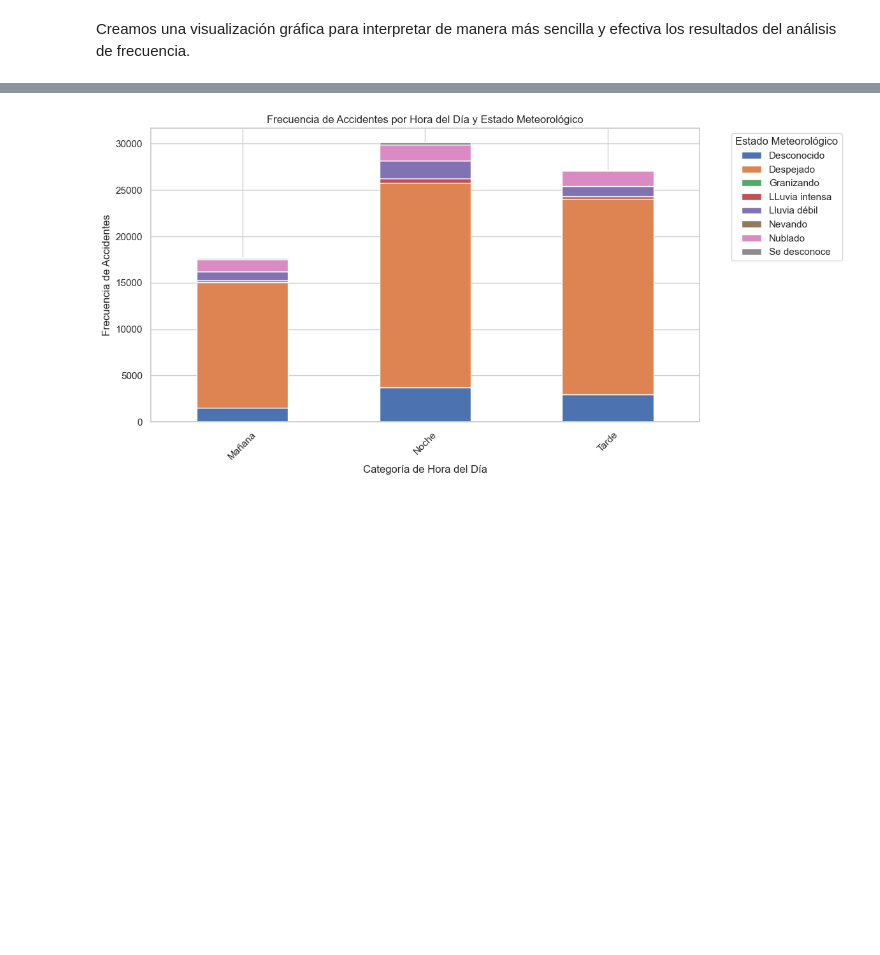
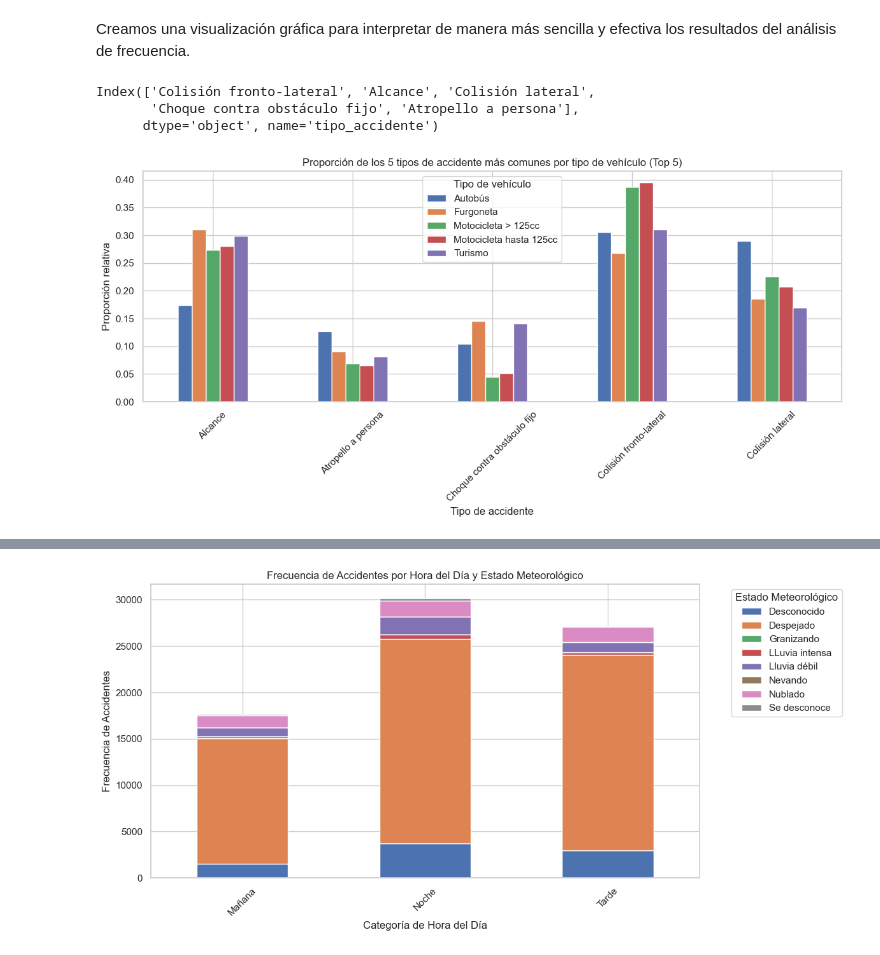
Before and after one commit to lucaramirezo/Traffic-Network-Transparency, a Jupyter notebook: Exploratory-Descriptive_Data_Analysis.ipynb, the cells around one changed output, grey strips where cells are left out. Saved outputs shown, nothing was run; the diff lists cells and outputs as text; code cells hidden in the pictures; blank space fills up the shorter version.

```diff
--- a/Exploratory-Descriptive_Data_Analysis.ipynb
+++ b/Exploratory-Descriptive_Data_Analysis.ipynb
@@ -294,2 +357,38 @@ accident_frequency
 # %% [markdown]
 Creamos una visualización gráfica para interpretar de manera más sencilla y efectiva los resultados del análisis de frecuencia.
+# %%
+combined_data['tipo_accidente'].value_counts().nlargest(5).index
+# %% [output]
+Index(['Colisión fronto-lateral', 'Alcance', 'Colisión lateral',
+       'Choque contra obstáculo fijo', 'Atropello a persona'],
+      dtype='object', name='tipo_accidente')
+# %%
+# Top 5 tipos de vehículo
+vehiculos_comunes = combined_data['tipo_vehiculo'].value_counts().nlargest(5).index
+
+# Top 5 tipos de accidente
+accidentes_comunes = combined_data['tipo_accidente'].value_counts().nlargest(5).index
+
+# Filtrar DataFrame
+data_filtrada = combined_data[
+    combined_data['tipo_vehiculo'].isin(vehiculos_comunes) &
+    combined_data['tipo_accidente'].isin(accidentes_comunes)
+]
+
+# Tabla cruzada
+tabla_cruzada = pd.crosstab(data_filtrada['tipo_vehiculo'], data_filtrada['tipo_accidente'])
+
+# Proporciones relativas
+proporciones_relativas = tabla_cruzada.div(tabla_cruzada.sum(axis=1), axis=0)
+
+# Graficar
+ax = proporciones_relativas.T.plot(kind='bar', figsize=(12,6))
+plt.title('Proporción de los 5 tipos de accidente más comunes por tipo de vehículo (Top 5)')
+plt.xlabel('Tipo de accidente')
+plt.ylabel('Proporción relativa')
+plt.xticks(rotation=45)
+plt.legend(title='Tipo de vehículo')
+plt.tight_layout()
+plt.show()
+# %% [output]
+[figure, added]
```
Also changed, not shown: parts of 28 cells of this notebook.
